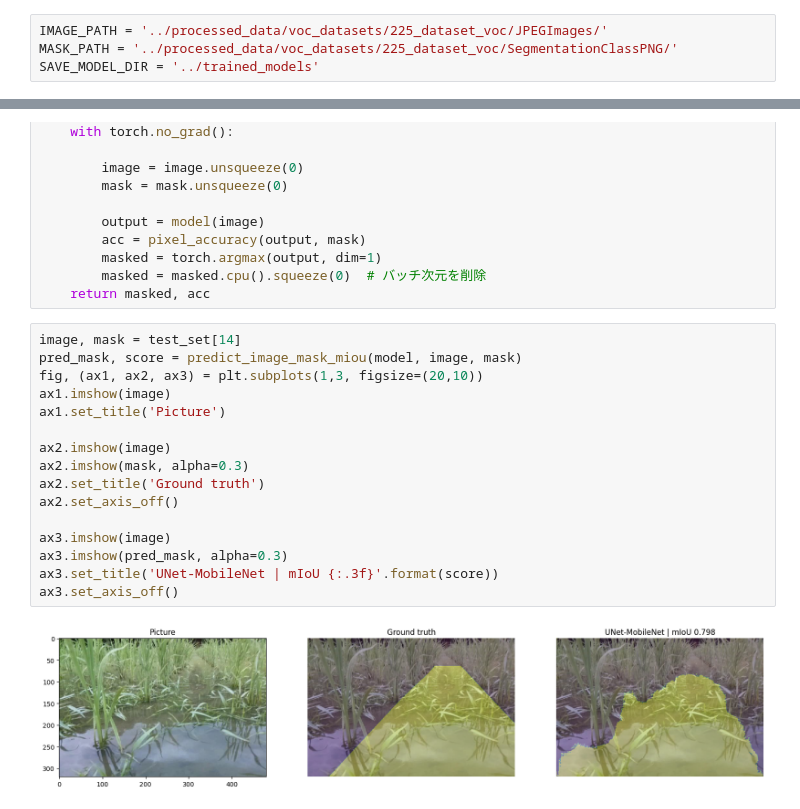
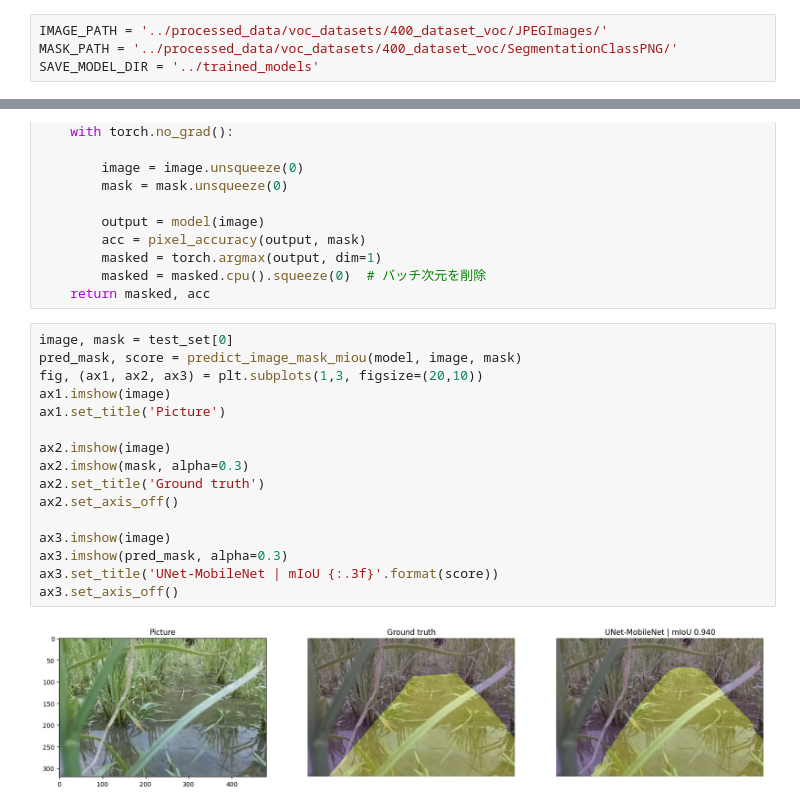
Before and after one commit to Kentaro-Machida/oyone_waterlane_detection, a Jupyter notebook: src/UNet.ipynb, the cells around one changed output, grey strips where cells are left out. Saved outputs shown, nothing was run; the diff lists cells and outputs as text.

```diff
--- a/src/UNet.ipynb
+++ b/src/UNet.ipynb
@@ -32,8 +32,8 @@ device = torch.device("cuda" if torch.cuda.is_available() else "cpu")
 # %% [markdown]
 ## 前処理
 # %%
-IMAGE_PATH = '../processed_data/voc_datasets/225_dataset_voc/JPEGImages/'
-MASK_PATH = '../processed_data/voc_datasets/225_dataset_voc/SegmentationClassPNG/'
+IMAGE_PATH = '../processed_data/voc_datasets/400_dataset_voc/JPEGImages/'
+MASK_PATH = '../processed_data/voc_datasets/400_dataset_voc/SegmentationClassPNG/'
 SAVE_MODEL_DIR = '../trained_models'
 # %%
 def create_df():
@@ -561,20 +561,20 @@ def predict_image_mask_pixel(model, image, mask, mean=[0.485, 0.456, 0.406], std
         masked = masked.cpu().squeeze(0)  # バッチ次元を削除
     return masked, acc
 # %%
-image, mask = test_set[14]
+image, mask = test_set[0]
 pred_mask, score = predict_image_mask_miou(model, image, mask)
 fig, (ax1, ax2, ax3) = plt.subplots(1,3, figsize=(20,10))
 ax1.imshow(image)
 ax1.set_title('Picture')
 
 ax2.imshow(image)
 ax2.imshow(mask, alpha=0.3)
 ax2.set_title('Ground truth')
 ax2.set_axis_off()
 
 ax3.imshow(image)
 ax3.imshow(pred_mask, alpha=0.3)
 ax3.set_title('UNet-MobileNet | mIoU {:.3f}'.format(score))
 ax3.set_axis_off()
 # %% [output]
-[figure, old version]
+[figure, new version]
```
Also changed, not shown: parts of 7 cells of this notebook, 14 other files.
